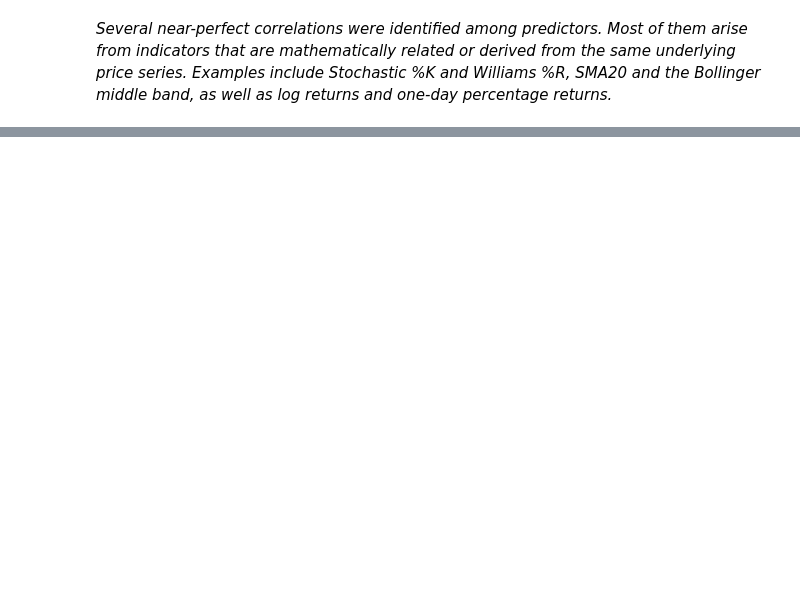
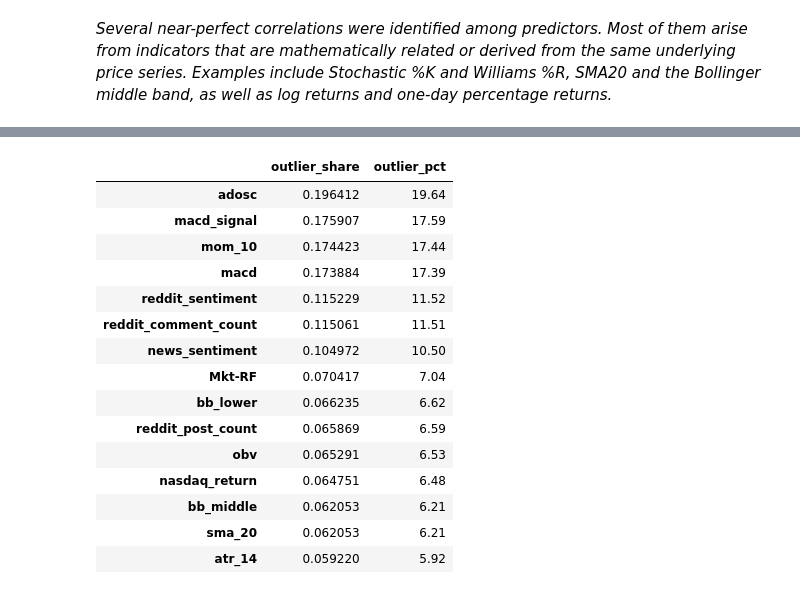
Before and after one commit to gaga1307/nlp_stock_market, a Jupyter notebook: 07_initial_feature_preprocessing.ipynb, the cells around one changed output, grey strips where cells are left out. Saved outputs shown, nothing was run; the diff lists cells and outputs as text; code cells hidden in the pictures; blank space fills up the shorter version.

```diff
--- a/07_initial_feature_preprocessing.ipynb
+++ b/07_initial_feature_preprocessing.ipynb
@@ -162,0 +211,35 @@ high_corr[high_corr["correlation"]>0.90]
+# %%
+def iqr_outlier_share(series, k=1.5):
+    q1, q3 = series.quantile(0.25), series.quantile(0.75)
+    iqr = q3 - q1
+    lower, upper = q1 - k * iqr, q3 + k * iqr
+    return ((series < lower) | (series > upper)).mean()
+
+outlier_summary = (
+    pd.Series(
+        {col: iqr_outlier_share(df[col].dropna()) for col in feature_cols},
+        name='outlier_share'
+    )
+    .sort_values(ascending=False)
+    .to_frame()
+)
+outlier_summary['outlier_pct'] = (100 * outlier_summary['outlier_share']).round(2)
+
+outlier_summary.head(15)
+# %% [output]
+|  | outlier_share | outlier_pct |
+| adosc | 0.196412 | 19.64 |
+| macd_signal | 0.175907 | 17.59 |
+| mom_10 | 0.174423 | 17.44 |
+| macd | 0.173884 | 17.39 |
+| reddit_sentiment | 0.115229 | 11.52 |
+| reddit_comment_count | 0.115061 | 11.51 |
+| news_sentiment | 0.104972 | 10.50 |
+| Mkt-RF | 0.070417 | 7.04 |
+| bb_lower | 0.066235 | 6.62 |
+| reddit_post_count | 0.065869 | 6.59 |
+| obv | 0.065291 | 6.53 |
+| nasdaq_return | 0.064751 | 6.48 |
+| bb_middle | 0.062053 | 6.21 |
+| sma_20 | 0.062053 | 6.21 |
+| atr_14 | 0.059220 | 5.92 |
```
Also changed, not shown: parts of 12 cells of this notebook, 1 other file.
